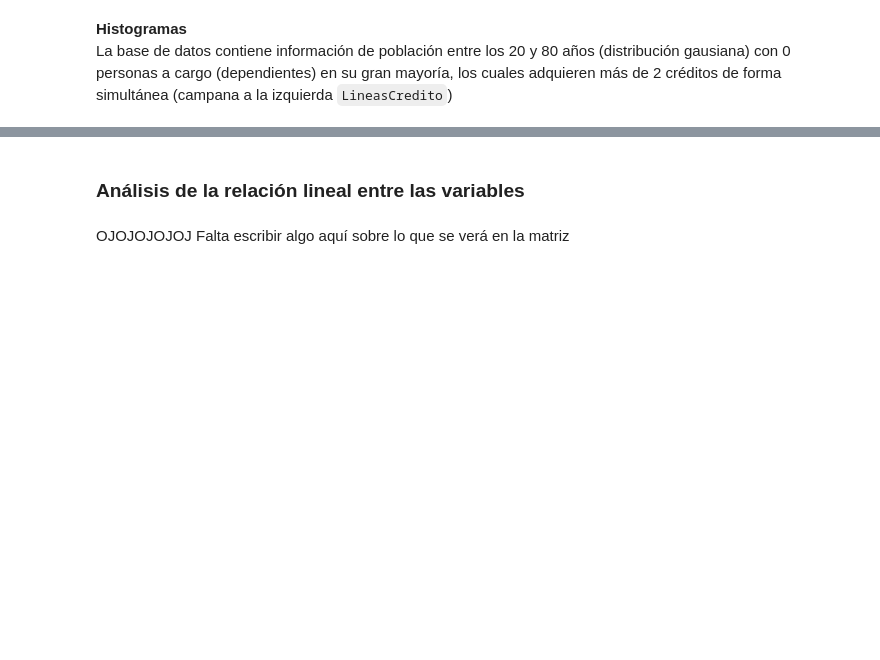
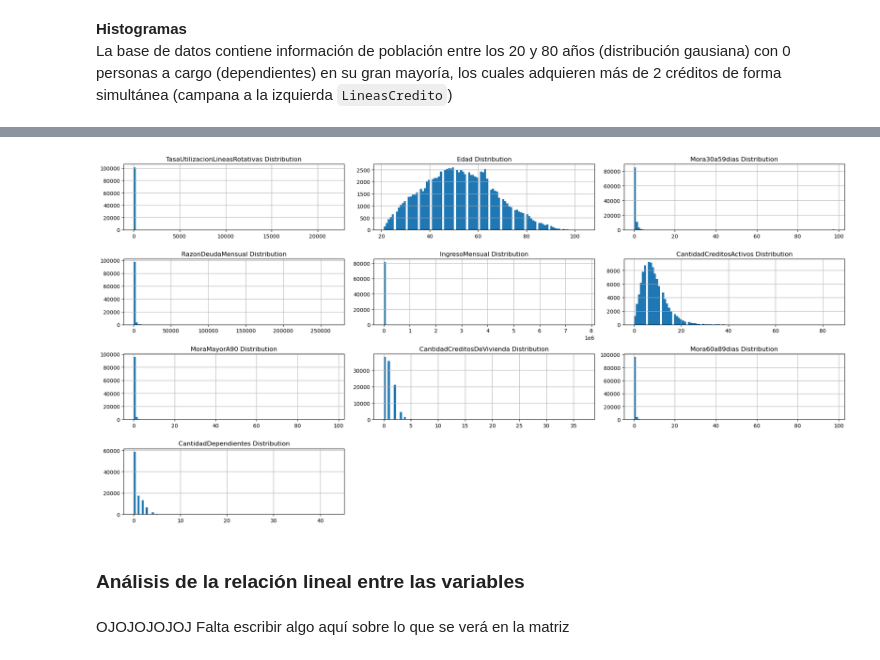
Before and after one commit to 00Fede/givemesomecredit, a Jupyter notebook: Preprocessing.ipynb, the cells around one changed output, grey strips where cells are left out. Drawn from its saved outputs; the diff is of its cells as text; code cells hidden in the pictures; blank space fills up the shorter version.

```diff
--- a/Preprocessing.ipynb
+++ b/Preprocessing.ipynb
@@ -72,7 +72,7 @@ os.system('kaggle competitions download -c GiveMeSomeCredit -p ./data')
 #Se crea un dataframe d con los datos obtenidos de archivo de entrada
 # TODO: download dataset usign kaggle API
 d=pd.read_csv('data/cs-training.csv')
-
+test=pd.read_csv('data/cs-test.csv')
 d.head(10)
 # %% [output]
 |  | Unnamed: 0 | SeriousDlqin2yrs | RevolvingUtilizationOfUnsecuredLines | age | NumberOfTime30-59DaysPastDueNotWorse | DebtRatio | ... |
@@ -167,3 +170,7 @@ draw_histograms(d[numCols], d[numCols].columns, 4, 3)
+# %%
+draw_histograms(test[features], test[features].columns, 4, 3)
+# %% [output]
+[figure, added]
 # %% [markdown]
 ### **Análisis de la relación lineal entre las variables**
 # %% [markdown]
```
Also changed, not shown: parts of 8 cells of this notebook.
